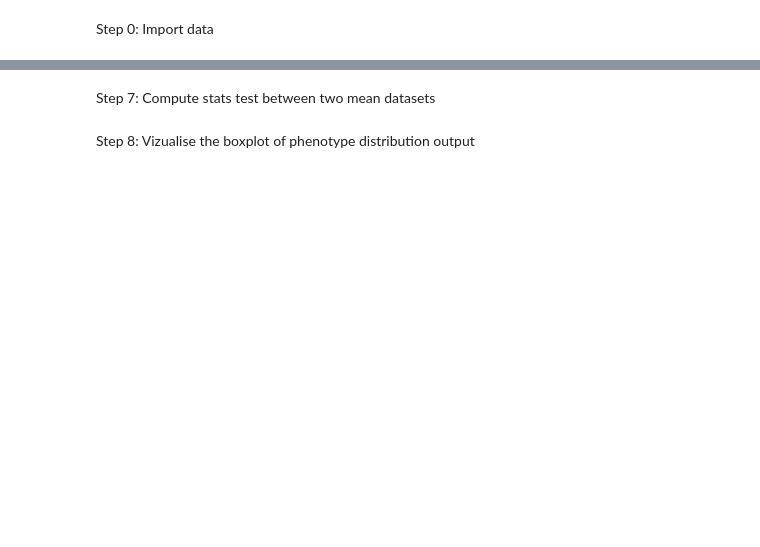
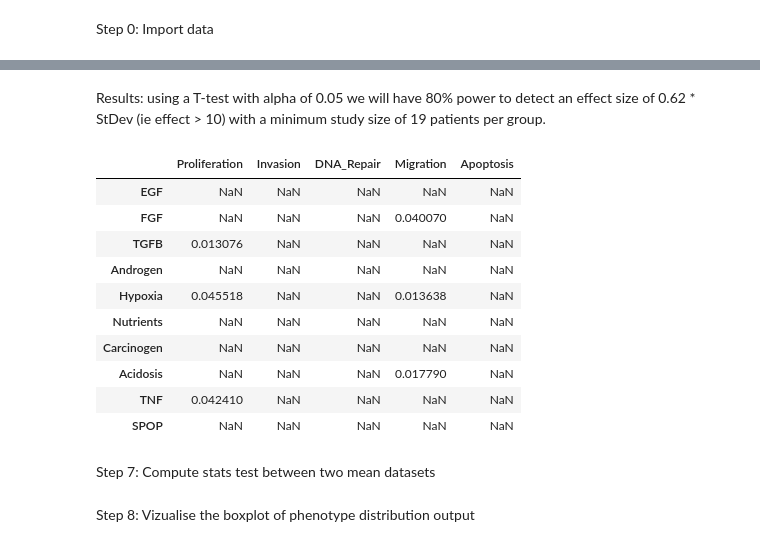
Before and after one commit to romane-gauthierj/Attractor-Resistance, a Jupyter notebook: pipeline_pers.ipynb, the cells around one changed output, grey strips where cells are left out. Drawn from its saved outputs; the diff is of its cells as text; code cells hidden in the pictures; blank space fills up the shorter version.

```diff
--- a/pipeline_pers.ipynb
+++ b/pipeline_pers.ipynb
@@ -270,9 +258,8 @@ group_df_sens = collect_group_data(base_path_sens)
 # %%
 # stats test between the two combined dataframes (sensitive vs resistant)
 
-res_combined_path = "results/Refametinib_PAN_CANCER/resistant_results/only_gene_expression/single_input_on/phenotype_distribution_patients/combined_results.csv"
-sens_combined_path = "results/Refametinib_PAN_CANCER/sensitive_results/only_gene_expression/single_input_on/phenotype_distribution_patients/combined_results.csv"
+# res_combined_path = "results/Refametinib_PAN_CANCER/resistant_results/only_gene_expression/single_input_on/phenotype_distribution_patients/combined_results.csv"
+# sens_combined_path = "results/Refametinib_PAN_CANCER/sensitive_results/only_gene_expression/single_input_on/phenotype_distribution_patients/combined_results.csv"
 
-
-df_res_combined = pd.read_csv(res_combined_path, index_col=0)  # index: inputs, columns: phenotypes
-df_sens_combined = pd.read_csv(sens_combined_path, index_col=0)
+df_res_combined = pd.read_csv(f'{folder_result_resistant}/combined_results.csv', index_col=0)  # index: inputs, columns: phenotypes
+df_sens_combined = pd.read_csv(f'{folder_result_sensitive}/combined_results.csv', index_col=0)
@@ -304,3 +363,21 @@ print(significant_kruskal_results)
+# %% [markdown]
+Results: using a T-test with alpha of 0.05 we will have 80% power to detect an effect size of 0.62 * StDev (ie effect > 10) with a minimum study size of 19 patients per group.
+# %%
+significant_kruskal_results = compute_kruskal(inputs_list, phenotype_interest, df_res_combined, df_sens_combined)
+# %%
+significant_kruskal_results
+# %% [output]
+|  | Proliferation | Invasion | DNA_Repair | Migration | Apoptosis |
+| EGF | NaN | NaN | NaN | NaN | NaN |
+| FGF | NaN | NaN | NaN | 0.040070 | NaN |
+| TGFB | 0.013076 | NaN | NaN | NaN | NaN |
+| Androgen | NaN | NaN | NaN | NaN | NaN |
+| Hypoxia | 0.045518 | NaN | NaN | 0.013638 | NaN |
+| Nutrients | NaN | NaN | NaN | NaN | NaN |
+| Carcinogen | NaN | NaN | NaN | NaN | NaN |
+| Acidosis | NaN | NaN | NaN | 0.017790 | NaN |
+| TNF | 0.042410 | NaN | NaN | NaN | NaN |
+| SPOP | NaN | NaN | NaN | NaN | NaN |
 # %% [markdown]
 Step 7: Compute stats test between two mean datasets
 # %%
```
Also changed, not shown: parts of 60 cells of this notebook, 10 other files.
